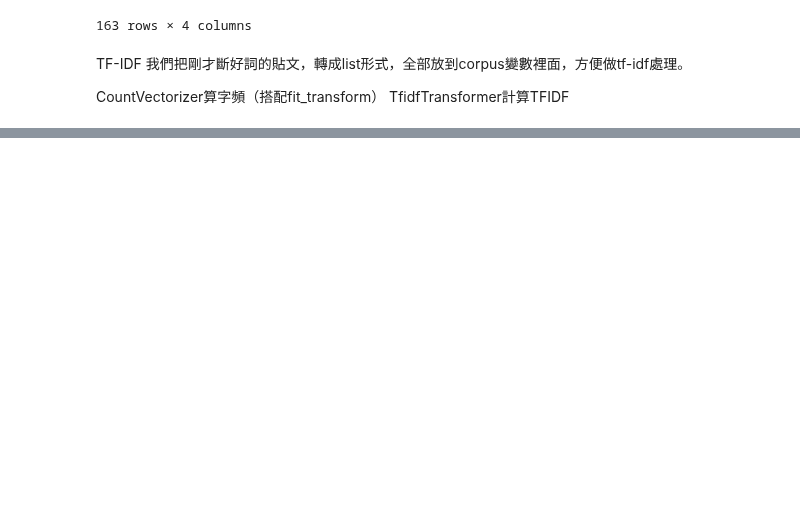
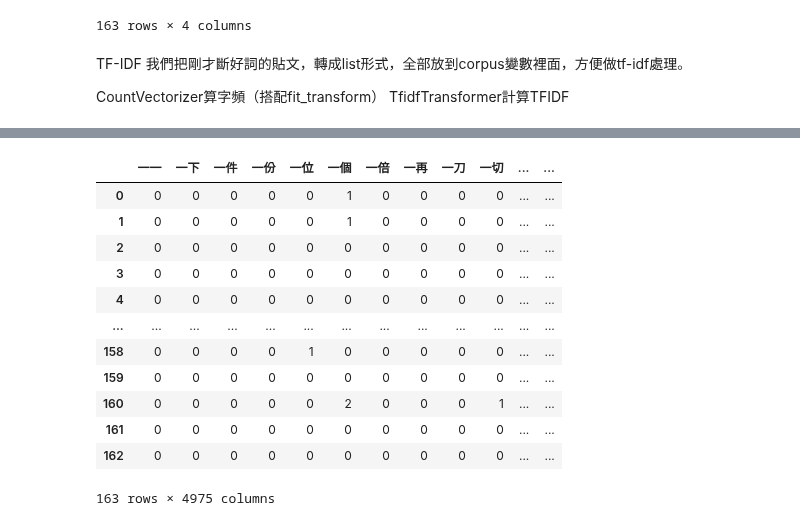
Before and after one commit to twtzuyuchen/Politisc_and_information, a Jupyter notebook: 文字探勘黃國昌.ipynb, the cells around one changed output, grey strips where cells are left out. Saved outputs shown, nothing was run; the diff lists cells and outputs as text; code cells hidden in the pictures; blank space fills up the shorter version.

```diff
--- a/文字探勘黃國昌.ipynb
+++ b/文字探勘黃國昌.ipynb
@@ -303,13 +469,6 @@ print(words)
 # %%
-vectorizer = CountVectorizer()
-X = vectorizer.fit_transform(words)
-word = vectorizer.get_feature_names()
-transformer = TfidfTransformer()
-tfidf = transformer.fit_transform(X)
-
-LDA.fit(tfidf)
-
-#觀看結果
+# LDA : 看每篇文章被分配在哪些主題  (tfidf)
+#review topic 結果
 for i,topic in enumerate(LDA.components_):
     print(f"TOP 10 WORDS PER TOPIC #{i}")
     print([vectorizer.get_feature_names()[index] for index in topic.argsort()[-10:]])
@@ -332,0 +609,17 @@ TOP 10 WORDS PER TOPIC #7
+# %%
+document_term_fb = pd.DataFrame(X.toarray(), columns = vectorizer.get_feature_names())
+document_term_fb
+# %% [output]
+|  | 一一 | 一下 | 一件 | 一份 | 一位 | 一個 | 一倍 | 一再 | 一刀 | 一切 | ... | ... |
+| 0 | 0 | 0 | 0 | 0 | 0 | 1 | 0 | 0 | 0 | 0 | ... | ... |
+| 1 | 0 | 0 | 0 | 0 | 0 | 1 | 0 | 0 | 0 | 0 | ... | ... |
+| 2 | 0 | 0 | 0 | 0 | 0 | 0 | 0 | 0 | 0 | 0 | ... | ... |
+| 3 | 0 | 0 | 0 | 0 | 0 | 0 | 0 | 0 | 0 | 0 | ... | ... |
+| 4 | 0 | 0 | 0 | 0 | 0 | 0 | 0 | 0 | 0 | 0 | ... | ... |
+| ... | ... | ... | ... | ... | ... | ... | ... | ... | ... | ... | ... | ... |
+| 158 | 0 | 0 | 0 | 0 | 1 | 0 | 0 | 0 | 0 | 0 | ... | ... |
+| 159 | 0 | 0 | 0 | 0 | 0 | 0 | 0 | 0 | 0 | 0 | ... | ... |
+| 160 | 0 | 0 | 0 | 0 | 0 | 2 | 0 | 0 | 0 | 1 | ... | ... |
+| 161 | 0 | 0 | 0 | 0 | 0 | 0 | 0 | 0 | 0 | 0 | ... | ... |
+| 162 | 0 | 0 | 0 | 0 | 0 | 0 | 0 | 0 | 0 | 0 | ... | ... |
+163 rows × 4975 columns
```
Also changed, not shown: parts of 64 cells of this notebook.
